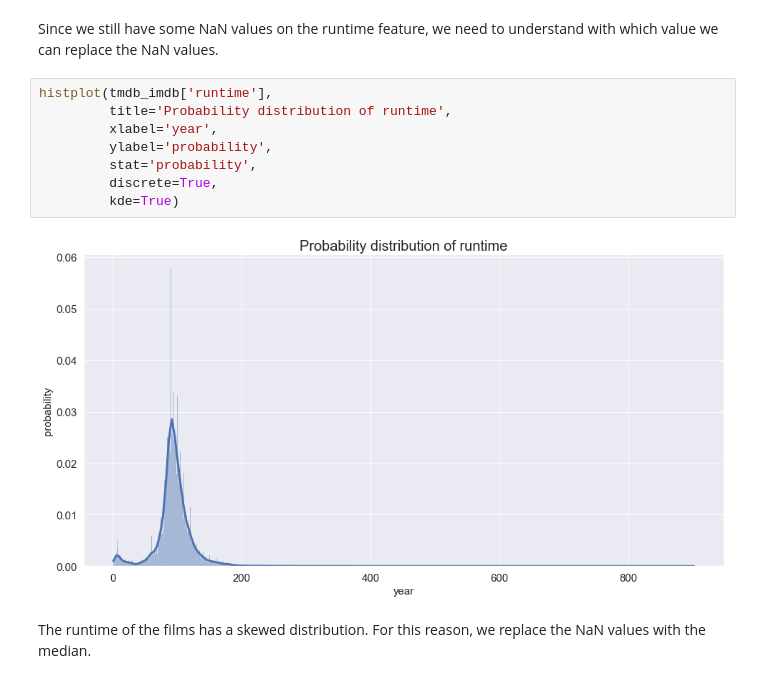
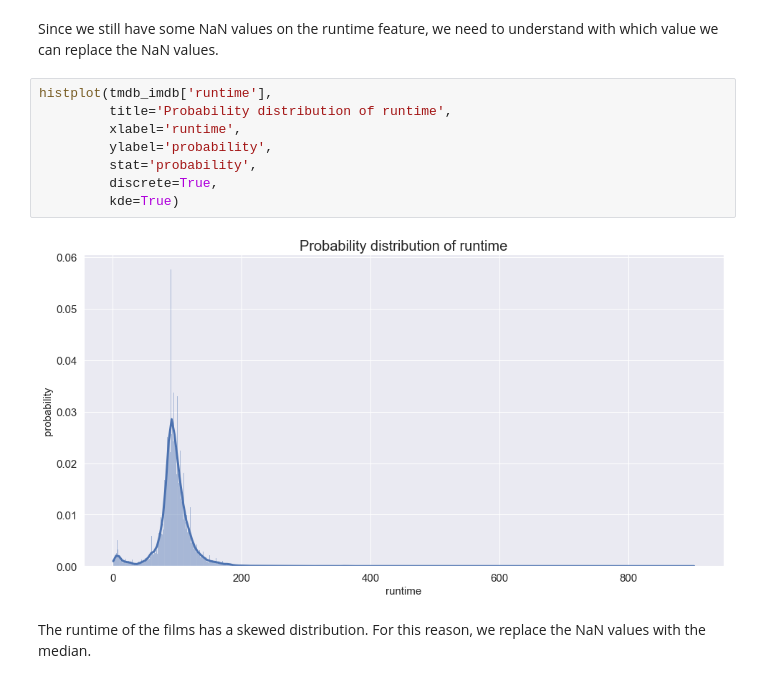
Before and after one commit to prushh/movie-lens-mlp, a Jupyter notebook: notebooks/1.1-external-data-exploration.ipynb, the cells around one changed output. Saved outputs shown, nothing was run; the diff lists cells and outputs as text.

```diff
--- a/notebooks/1.1-external-data-exploration.ipynb
+++ b/notebooks/1.1-external-data-exploration.ipynb
@@ -246,13 +246,13 @@ Since we still have some NaN values on the runtime feature, we need to understan
 # %%
 histplot(tmdb_imdb['runtime'],
          title='Probability distribution of runtime',
-         xlabel='year',
+         xlabel='runtime',
          ylabel='probability',
          stat='probability',
          discrete=True,
          kde=True)
 # %% [output]
-[figure, old version]
+[figure, new version]
 # %% [markdown]
 The runtime of the films has a skewed distribution. For this reason, we replace the NaN values with the median.
 # %%
```
Also changed, not shown: parts of 6 cells of this notebook, 2 other files.
